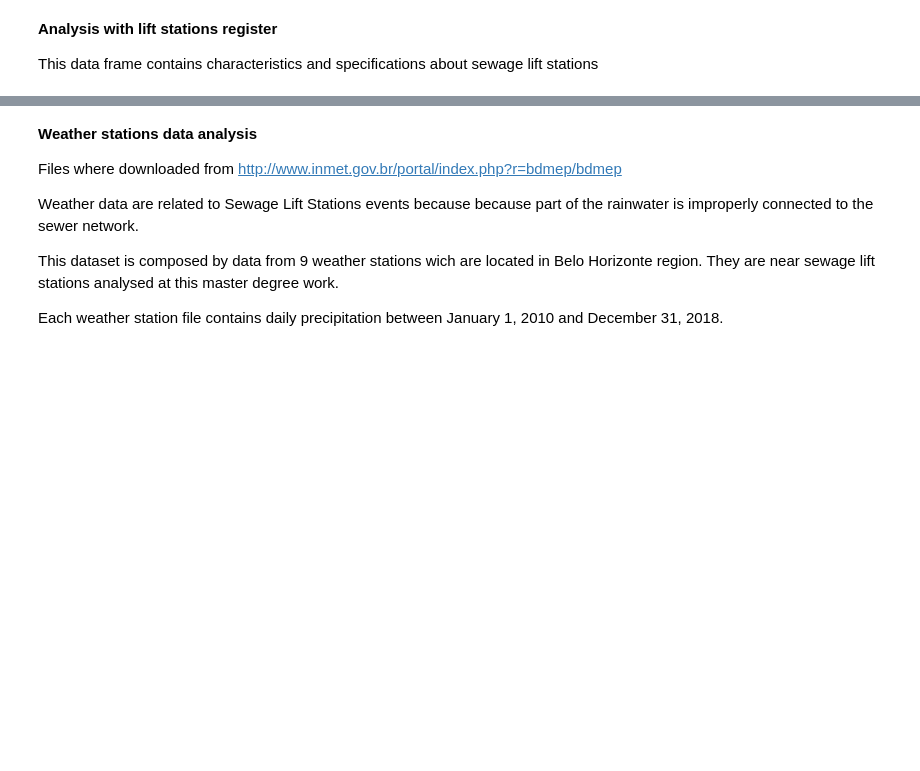
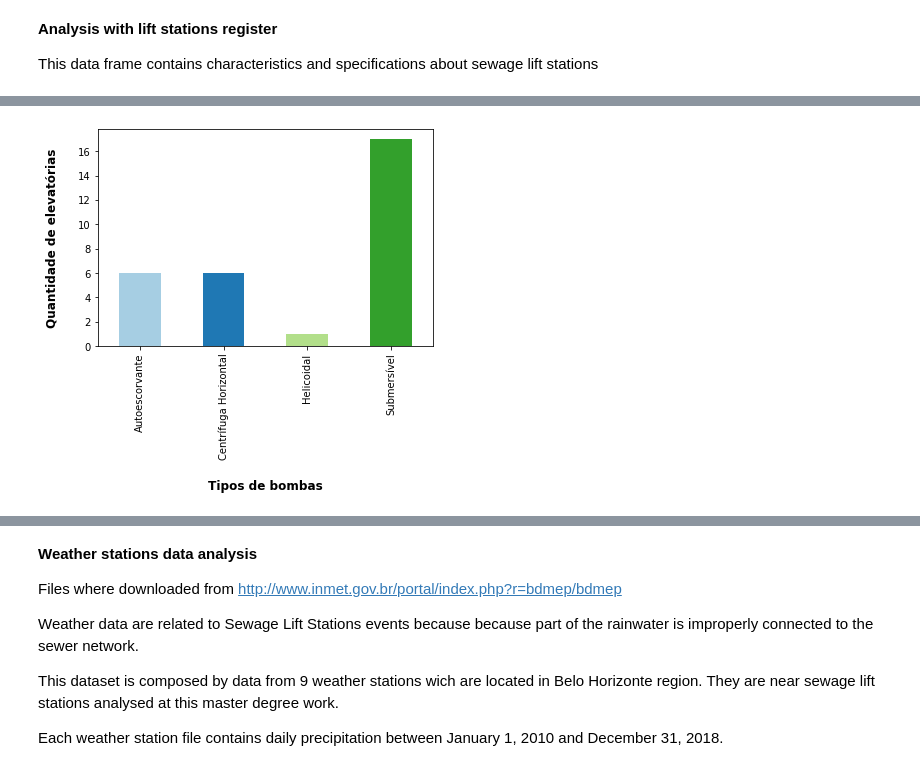
Before and after one commit to heber-augusto/master-degree-jupyter-notebooks, a Jupyter notebook: step_3-data-analysis/step_3-data-analysis-and-exploration.ipynb, the cells around one changed output, grey strips where cells are left out. Cells and saved outputs as stored; diff of their text form; code cells hidden in the pictures; blank space fills up the shorter version.

```diff
--- a/step_3-data-analysis/step_3-data-analysis-and-exploration.ipynb
+++ b/step_3-data-analysis/step_3-data-analysis-and-exploration.ipynb
@@ -100,0 +162,7 @@ def hist_with_format(ds, bins, xlabel, ylabel):
+# %%
+groupby_histogram_with_format(lift_station_register,
+                              'tipo_bombas',
+                              "Tipos de bombas",
+                              "Quantidade de elevatórias")
+# %% [output]
+[figure, added]
```
Also changed, not shown: parts of 22 cells of this notebook.
